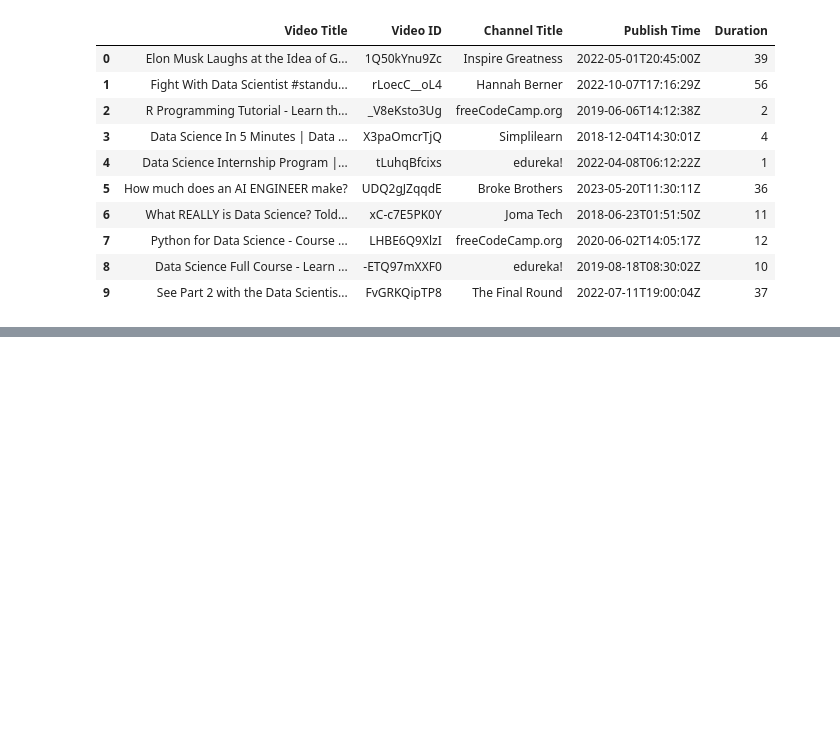
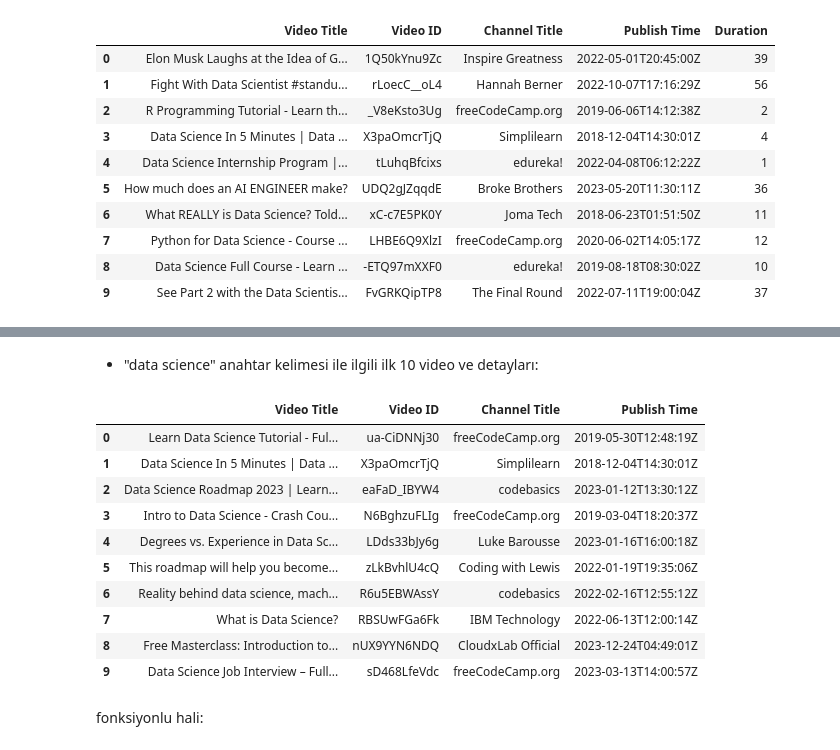
Before and after one commit to zekiye-kart/api-example-project, a Jupyter notebook: youtube-example.ipynb, the cells around one changed output, grey strips where cells are left out. Drawn from its saved outputs; the diff is of its cells as text; code cells hidden in the pictures; blank space fills up the shorter version.

```diff
--- a/youtube-example.ipynb
+++ b/youtube-example.ipynb
@@ -202,3 +202,53 @@ df3
 | 7 | Python for Data Science - Course ... | LHBE6Q9XlzI | freeCodeCamp.org | 2020-06-02T14:05:17Z | 12 | 19 | ... |
 | 8 | Data Science Full Course - Learn ... | -ETQ97mXXF0 | edureka! | 2019-08-18T08:30:02Z | 10 | 23 | ... |
 | 9 | See Part 2 with the Data Scientis... | FvGRKQipTP8 | The Final Round | 2022-07-11T19:00:04Z | 0 | 0 | ... |
+# %% [markdown]
+- "data science" anahtar kelimesi ile ilgili ilk 10 video ve detayları:
+# %%
+
+search_response2 = youtube.search().list(
+    q='data science',
+    type='video',
+    part='id,snippet',
+    maxResults=10
+).execute()
+
+
+videos2 = []
+for search_result in search_response2.get('items', []):
+    video_id = search_result['id']['videoId']
+
+
+    video_response = youtube.videos().list(
+        id=video_id,
+        part='snippet'
+    ).execute()
+
+    video = {
+        'Video Title': video_response['items'][0]['snippet']['title'],
+        'Video ID': video_id,
+        'Channel Title': video_response['items'][0]['snippet']['channelTitle'],
+        'Publish Time': video_response['items'][0]['snippet']['publishedAt']
+    }
+    videos2.append(video)
+
+
+
+df_search = pd.DataFrame(videos2)
+
+
+df_search
+# %% [output]
+|  | Video Title | Video ID | Channel Title | Publish Time |
+| 0 | Learn Data Science Tutorial - Ful... | ua-CiDNNj30 | freeCodeCamp.org | 2019-05-30T12:48:19Z |
+| 1 | Data Science In 5 Minutes | Data ... | X3paOmcrTjQ | Simplilearn | 2018-12-04T14:30:01Z |
+| 2 | Data Science Roadmap 2023 | Learn... | eaFaD_IBYW4 | codebasics | 2023-01-12T13:30:12Z |
+| 3 | Intro to Data Science - Crash Cou... | N6BghzuFLIg | freeCodeCamp.org | 2019-03-04T18:20:37Z |
+| 4 | Degrees vs. Experience in Data Sc... | LDds33bJy6g | Luke Barousse | 2023-01-16T16:00:18Z |
+| 5 | This roadmap will help you become... | zLkBvhlU4cQ | Coding with Lewis | 2022-01-19T19:35:06Z |
+| 6 | Reality behind data science, mach... | R6u5EBWAssY | codebasics | 2022-02-16T12:55:12Z |
+| 7 | What is Data Science? | RBSUwFGa6Fk | IBM Technology | 2022-06-13T12:00:14Z |
+| 8 | Free Masterclass: Introduction to... | nUX9YYN6NDQ | CloudxLab Official | 2023-12-24T04:49:01Z |
+| 9 | Data Science Job Interview – Full... | sD468LfeVdc | freeCodeCamp.org | 2023-03-13T14:00:57Z |
+# %% [markdown]
+fonksiyonlu hali:
```
Also changed, not shown: parts of 6 cells of this notebook.
